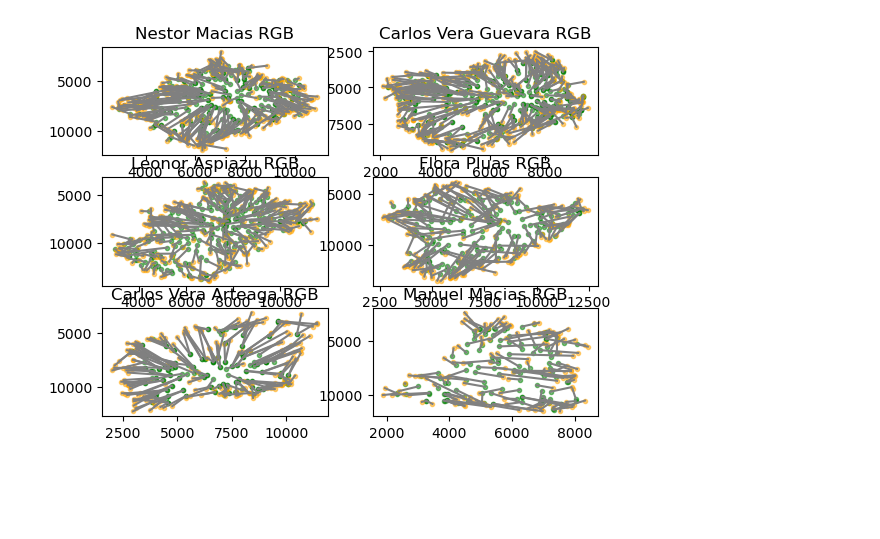
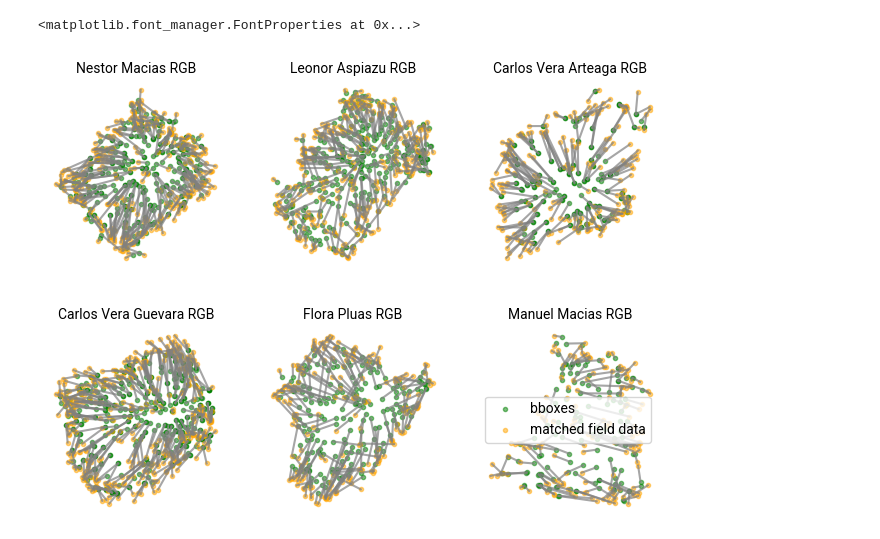
Before and after one commit to TimEngelmann/ai4est, a Jupyter notebook: pipeline/parts/analyse_matching.ipynb, the cells around one changed output. Cells and saved outputs as stored; diff of their text form; code cells hidden in the pictures; blank space fills up the shorter version.

```diff
--- a/pipeline/parts/analyse_matching.ipynb
+++ b/pipeline/parts/analyse_matching.ipynb
@@ -7,27 +7,57 @@ matches = pd.read_csv("../../matching.csv")
 fd = pd.read_csv("/Users/jan/ai4good/data/reforestree/field_data.csv")
 # %%
 matches.set_index("Unnamed: 0", inplace=True)
+# %%
+#using google fonts in matplotlib
+from tempfile import NamedTemporaryFile
+from urllib.request import urlopen
+import matplotlib.font_manager as fm
+
+github_url = "https://github.com/google/fonts/blob/ff11ed915971ee26c88f442f37308142d4217979/apache/roboto/Roboto%5Bwdth%2Cwght%5D.ttf"
+
+url = github_url + '?raw=true'  # You want the actual file, not some html
+
+response = urlopen(url)
+with NamedTemporaryFile(delete=False, suffix='.ttf') as f:
+    f.write(response.read())
+
+prop = fm.FontProperties(fname=f.name)
+# %%
+prop
+# %% [output]
+<matplotlib.font_manager.FontProperties at 0x...>
 # %%
-fig, ax = plt.subplots(3, 2)
+fig, ax = plt.subplots(2, 3)
 
 for t, site in enumerate(fd.site.unique()):
     bboxes = matches.loc[matches.site == site, ["Ycenter", "Xcenter"]].values
     matches_site = matches.loc[matches.site == site, "matches"]
     is_match = fd.index.isin(matches_site)
     dp_matched = fd.loc[is_match, ["Y", "X"]].values
     dp_unmatched = fd.loc[~is_match & (fd.site == site), ["Y", "X"]].values
 
-    i = t % 3
-    j = (1 if t >= 3 else 0)
+    j = t % 3
+    i = (1 if t >= 3 else 0)
 
-    ax[i, j].scatter(bboxes[:, 0], bboxes[:, 1], marker=".", alpha=0.5, color="g")
-    ax[i, j].scatter(dp_matched[:, 0], dp_matched[:, 1], marker=".", alpha=0.5, color="orange")
+    ax[i, j].xaxis.set_ticks([])
+    ax[i, j].yaxis.set_ticks([])
+    label = "bboxes"
+    ax[i, j].scatter(bboxes[:, 0], bboxes[:, 1], label=label, marker=".", alpha=0.5, color="g")
+    label = "matched field data"
+    ax[i, j].scatter(dp_matched[:, 0], dp_matched[:, 1], label=label, marker=".", alpha=0.5, color="orange")
     #ax[i, j].scatter(dp_unmatched[:, 0], dp_unmatched[:, 1], alpha=0.5, marker=".", color="yellow")
     for k, match in enumerate(matches_site):
         x = bboxes[k, :]
         y = fd.loc[match, ["Y", "X"]].values
-        ax[i, j].plot([x[0], y[0]], [x[1], y[1]], alpha=1, color="grey")
-    ax[i, j].set_title(site)
+        ax[i, j].plot([x[0], y[0]], [x[1], y[1]], alpha=.7, color="grey")
+    ax[i, j].set_title(site, fontdict={"fontsize": 6}, fontproperties=prop)
     ax[i, j].invert_yaxis()
+    ax[i, j].set_axis_off()
+
+    if i == 1 and j == 2:
+        ax[i, j].legend(prop=prop, loc="center right")
+
+#fig.legend(loc="lower center", prop=prop, bbox_to_anchor=(0, 0, 1, 0.1))
+fig.tight_layout(h_pad=3)
 # %% [output]
-[figure, old version]
+[figure, new version]
```
Also changed, not shown: parts of 20 cells of this notebook, 2 other files.
